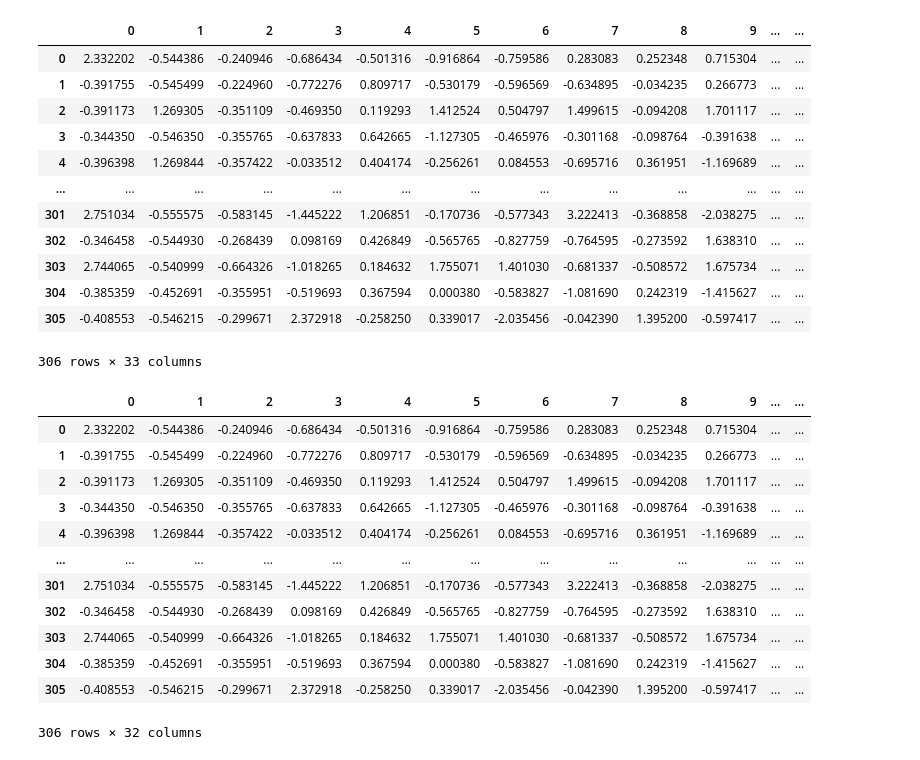
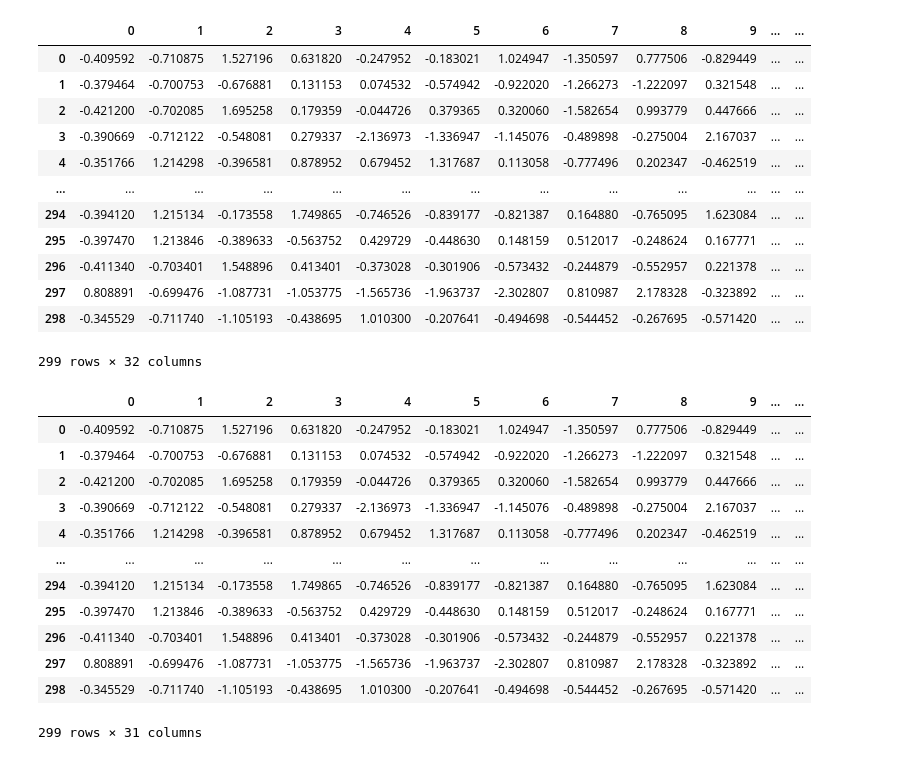
Before and after one commit to Rishant96/Big-Data-Final-Project, a Jupyter notebook: MLPRegressor.ipynb, the cells around one changed output. Drawn from its saved outputs; the diff is of its cells as text; code cells hidden in the pictures.

```diff
--- a/MLPRegressor.ipynb
+++ b/MLPRegressor.ipynb
@@ -3,39 +3,39 @@ import pandas as pd
 from sklearn.neural_network import MLPRegressor
 # %%
 mlp_model = MLPRegressor(max_iter=380)
-training = pd.read_csv('training_40_num_mean_std_dev_3_new.csv')
+training = pd.read_csv('training_30_med_new.csv')
 losses = training['lr']
 # training = training[training.columns[:30]]
 training = training.drop(training.columns[0], axis=1)
 training
 # %% [output]
 |  | 0 | 1 | 2 | 3 | 4 | 5 | 6 | 7 | 8 | 9 | ... | ... |
-| 0 | 2.332202 | -0.544386 | -0.240946 | -0.686434 | -0.501316 | -0.916864 | -0.759586 | 0.283083 | 0.252348 | 0.715304 | ... | ... |
-| 1 | -0.391755 | -0.545499 | -0.224960 | -0.772276 | 0.809717 | -0.530179 | -0.596569 | -0.634895 | -0.034235 | 0.266773 | ... | ... |
-| 2 | -0.391173 | 1.269305 | -0.351109 | -0.469350 | 0.119293 | 1.412524 | 0.504797 | 1.499615 | -0.094208 | 1.701117 | ... | ... |
-| 3 | -0.344350 | -0.546350 | -0.355765 | -0.637833 | 0.642665 | -1.127305 | -0.465976 | -0.301168 | -0.098764 | -0.391638 | ... | ... |
-| 4 | -0.396398 | 1.269844 | -0.357422 | -0.033512 | 0.404174 | -0.256261 | 0.084553 | -0.695716 | 0.361951 | -1.169689 | ... | ... |
+| 0 | -0.409592 | -0.710875 | 1.527196 | 0.631820 | -0.247952 | -0.183021 | 1.024947 | -1.350597 | 0.777506 | -0.829449 | ... | ... |
+| 1 | -0.379464 | -0.700753 | -0.676881 | 0.131153 | 0.074532 | -0.574942 | -0.922020 | -1.266273 | -1.222097 | 0.321548 | ... | ... |
+| 2 | -0.421200 | -0.702085 | 1.695258 | 0.179359 | -0.044726 | 0.379365 | 0.320060 | -1.582654 | 0.993779 | 0.447666 | ... | ... |
+| 3 | -0.390669 | -0.712122 | -0.548081 | 0.279337 | -2.136973 | -1.336947 | -1.145076 | -0.489898 | -0.275004 | 2.167037 | ... | ... |
+| 4 | -0.351766 | 1.214298 | -0.396581 | 0.878952 | 0.679452 | 1.317687 | 0.113058 | -0.777496 | 0.202347 | -0.462519 | ... | ... |
 | ... | ... | ... | ... | ... | ... | ... | ... | ... | ... | ... | ... | ... |
-| 301 | 2.751034 | -0.555575 | -0.583145 | -1.445222 | 1.206851 | -0.170736 | -0.577343 | 3.222413 | -0.368858 | -2.038275 | ... | ... |
-| 302 | -0.346458 | -0.544930 | -0.268439 | 0.098169 | 0.426849 | -0.565765 | -0.827759 | -0.764595 | -0.273592 | 1.638310 | ... | ... |
-| 303 | 2.744065 | -0.540999 | -0.664326 | -1.018265 | 0.184632 | 1.755071 | 1.401030 | -0.681337 | -0.508572 | 1.675734 | ... | ... |
-| 304 | -0.385359 | -0.452691 | -0.355951 | -0.519693 | 0.367594 | 0.000380 | -0.583827 | -1.081690 | 0.242319 | -1.415627 | ... | ... |
-| 305 | -0.408553 | -0.546215 | -0.299671 | 2.372918 | -0.258250 | 0.339017 | -2.035456 | -0.042390 | 1.395200 | -0.597417 | ... | ... |
+| 294 | -0.394120 | 1.215134 | -0.173558 | 1.749865 | -0.746526 | -0.839177 | -0.821387 | 0.164880 | -0.765095 | 1.623084 | ... | ... |
+| 295 | -0.397470 | 1.213846 | -0.389633 | -0.563752 | 0.429729 | -0.448630 | 0.148159 | 0.512017 | -0.248624 | 0.167771 | ... | ... |
+| 296 | -0.411340 | -0.703401 | 1.548896 | 0.413401 | -0.373028 | -0.301906 | -0.573432 | -0.244879 | -0.552957 | 0.221378 | ... | ... |
+| 297 | 0.808891 | -0.699476 | -1.087731 | -1.053775 | -1.565736 | -1.963737 | -2.302807 | 0.810987 | 2.178328 | -0.323892 | ... | ... |
+| 298 | -0.345529 | -0.711740 | -1.105193 | -0.438695 | 1.010300 | -0.207641 | -0.494698 | -0.544452 | -0.267695 | -0.571420 | ... | ... |
-306 rows × 33 columns
+299 rows × 32 columns
 # %%
 training = training.drop(['lr',], axis=1)
 training
 # %% [output]
 |  | 0 | 1 | 2 | 3 | 4 | 5 | 6 | 7 | 8 | 9 | ... | ... |
-| 0 | 2.332202 | -0.544386 | -0.240946 | -0.686434 | -0.501316 | -0.916864 | -0.759586 | 0.283083 | 0.252348 | 0.715304 | ... | ... |
-| 1 | -0.391755 | -0.545499 | -0.224960 | -0.772276 | 0.809717 | -0.530179 | -0.596569 | -0.634895 | -0.034235 | 0.266773 | ... | ... |
-| 2 | -0.391173 | 1.269305 | -0.351109 | -0.469350 | 0.119293 | 1.412524 | 0.504797 | 1.499615 | -0.094208 | 1.701117 | ... | ... |
-| 3 | -0.344350 | -0.546350 | -0.355765 | -0.637833 | 0.642665 | -1.127305 | -0.465976 | -0.301168 | -0.098764 | -0.391638 | ... | ... |
-| 4 | -0.396398 | 1.269844 | -0.357422 | -0.033512 | 0.404174 | -0.256261 | 0.084553 | -0.695716 | 0.361951 | -1.169689 | ... | ... |
+| 0 | -0.409592 | -0.710875 | 1.527196 | 0.631820 | -0.247952 | -0.183021 | 1.024947 | -1.350597 | 0.777506 | -0.829449 | ... | ... |
+| 1 | -0.379464 | -0.700753 | -0.676881 | 0.131153 | 0.074532 | -0.574942 | -0.922020 | -1.266273 | -1.222097 | 0.321548 | ... | ... |
+| 2 | -0.421200 | -0.702085 | 1.695258 | 0.179359 | -0.044726 | 0.379365 | 0.320060 | -1.582654 | 0.993779 | 0.447666 | ... | ... |
+| 3 | -0.390669 | -0.712122 | -0.548081 | 0.279337 | -2.136973 | -1.336947 | -1.145076 | -0.489898 | -0.275004 | 2.167037 | ... | ... |
+| 4 | -0.351766 | 1.214298 | -0.396581 | 0.878952 | 0.679452 | 1.317687 | 0.113058 | -0.777496 | 0.202347 | -0.462519 | ... | ... |
 | ... | ... | ... | ... | ... | ... | ... | ... | ... | ... | ... | ... | ... |
-| 301 | 2.751034 | -0.555575 | -0.583145 | -1.445222 | 1.206851 | -0.170736 | -0.577343 | 3.222413 | -0.368858 | -2.038275 | ... | ... |
-| 302 | -0.346458 | -0.544930 | -0.268439 | 0.098169 | 0.426849 | -0.565765 | -0.827759 | -0.764595 | -0.273592 | 1.638310 | ... | ... |
-| 303 | 2.744065 | -0.540999 | -0.664326 | -1.018265 | 0.184632 | 1.755071 | 1.401030 | -0.681337 | -0.508572 | 1.675734 | ... | ... |
-| 304 | -0.385359 | -0.452691 | -0.355951 | -0.519693 | 0.367594 | 0.000380 | -0.583827 | -1.081690 | 0.242319 | -1.415627 | ... | ... |
-| 305 | -0.408553 | -0.546215 | -0.299671 | 2.372918 | -0.258250 | 0.339017 | -2.035456 | -0.042390 | 1.395200 | -0.597417 | ... | ... |
+| 294 | -0.394120 | 1.215134 | -0.173558 | 1.749865 | -0.746526 | -0.839177 | -0.821387 | 0.164880 | -0.765095 | 1.623084 | ... | ... |
+| 295 | -0.397470 | 1.213846 | -0.389633 | -0.563752 | 0.429729 | -0.448630 | 0.148159 | 0.512017 | -0.248624 | 0.167771 | ... | ... |
+| 296 | -0.411340 | -0.703401 | 1.548896 | 0.413401 | -0.373028 | -0.301906 | -0.573432 | -0.244879 | -0.552957 | 0.221378 | ... | ... |
+| 297 | 0.808891 | -0.699476 | -1.087731 | -1.053775 | -1.565736 | -1.963737 | -2.302807 | 0.810987 | 2.178328 | -0.323892 | ... | ... |
+| 298 | -0.345529 | -0.711740 | -1.105193 | -0.438695 | 1.010300 | -0.207641 | -0.494698 | -0.544452 | -0.267695 | -0.571420 | ... | ... |
-306 rows × 32 columns
+299 rows × 31 columns
```
Also changed, not shown: parts of 33 cells of this notebook, 1 other file.
